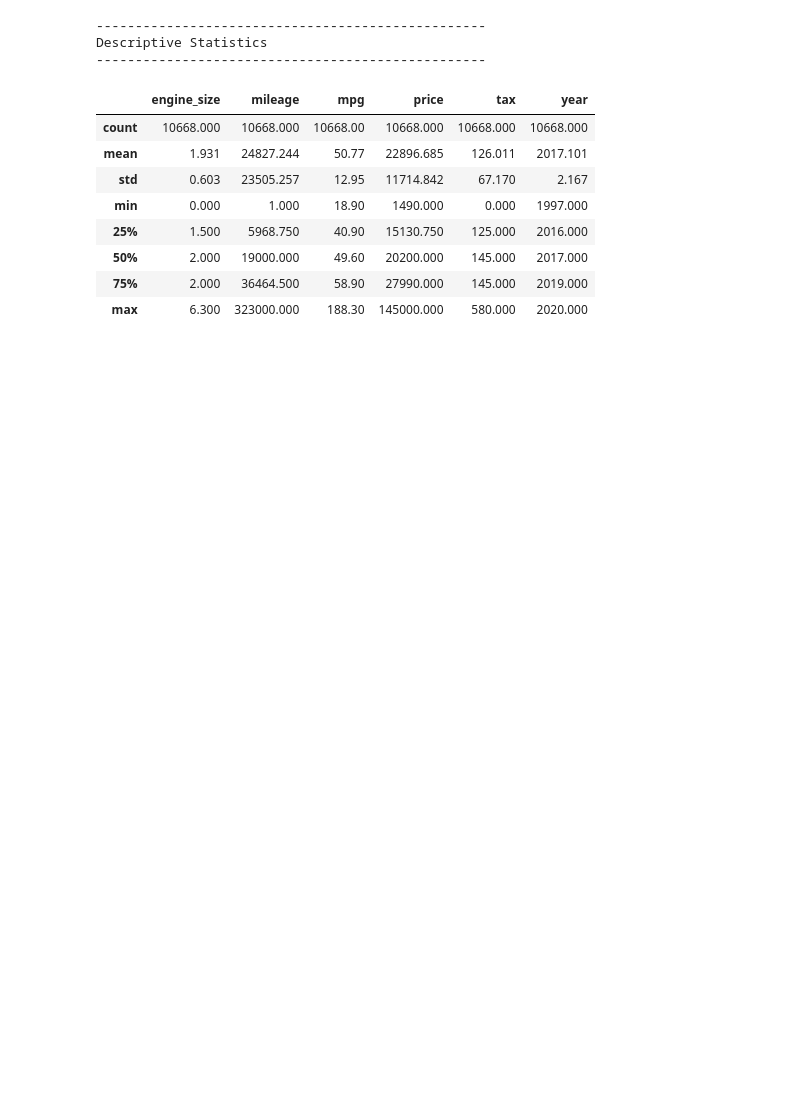
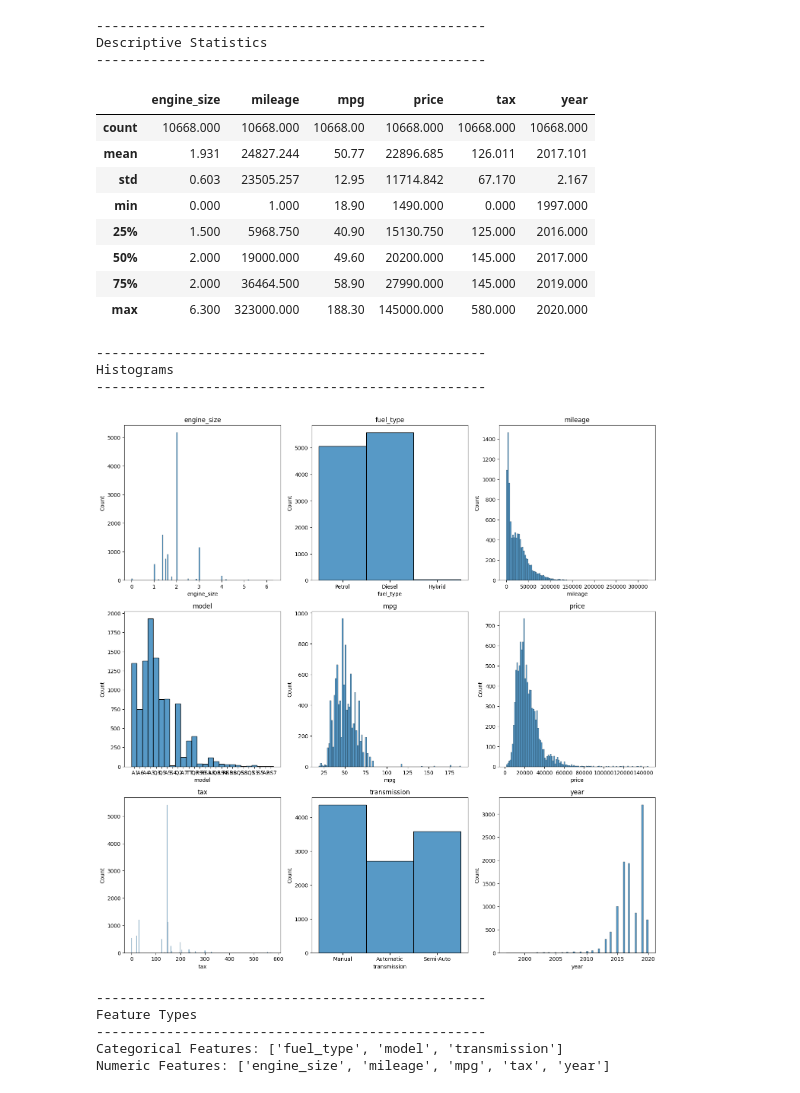
Before and after one commit to daniel-g-p/tensorflow-course, a Jupyter notebook: freecodecamp/10-audi-used-cars-sklearn.ipynb, the cells around one changed output. Drawn from its saved outputs; the diff is of its cells as text; code cells hidden in the pictures; blank space fills up the shorter version.

```diff
--- a/freecodecamp/10-audi-used-cars-sklearn.ipynb
+++ b/freecodecamp/10-audi-used-cars-sklearn.ipynb
@@ -133,3 +121,40 @@ Descriptive Statistics
 | 50% | 2.000 | 19000.000 | 49.60 | 20200.000 | 145.000 | 2017.000 |
 | 75% | 2.000 | 36464.500 | 58.90 | 27990.000 | 145.000 | 2019.000 |
 | max | 6.300 | 323000.000 | 188.30 | 145000.000 | 580.000 | 2020.000 |
+# %%
+print("--------------------------------------------------")
+print("Histograms")
+print("--------------------------------------------------")
+
+n_histograms = len(data.columns)
+n_histogram_rows = math.ceil(n_histograms / 3)
+fig, axes = plt.subplots(ncols=3, nrows=n_histogram_rows)
+fig.set_size_inches(18, n_histogram_rows * 6)
+axes = axes.flatten()
+
+for index, column in enumerate(data.columns):
+    ax = axes[index]
+    ax.set_title(column)
+    ax.set(xlabel=None, ylabel=None)
+    sns.histplot(data[column], ax=ax)
+# %% [output]
+--------------------------------------------------
+Histograms
+--------------------------------------------------
+[figure, added]
+# %%
+print("--------------------------------------------------")
+print("Feature Types")
+print("--------------------------------------------------")
+
+cat_features = ["fuel_type", "model", "transmission"]
+num_features = ["engine_size", "mileage", "mpg", "tax", "year"]
+
+print(f"Categorical Features: {cat_features}")
+print(f"Numeric Features: {num_features}")
+# %% [output]
+--------------------------------------------------
+Feature Types
+--------------------------------------------------
+Categorical Features: ['fuel_type', 'model', 'transmission']
+Numeric Features: ['engine_size', 'mileage', 'mpg', 'tax', 'year']
```
Also changed, not shown: parts of 11 cells of this notebook.
